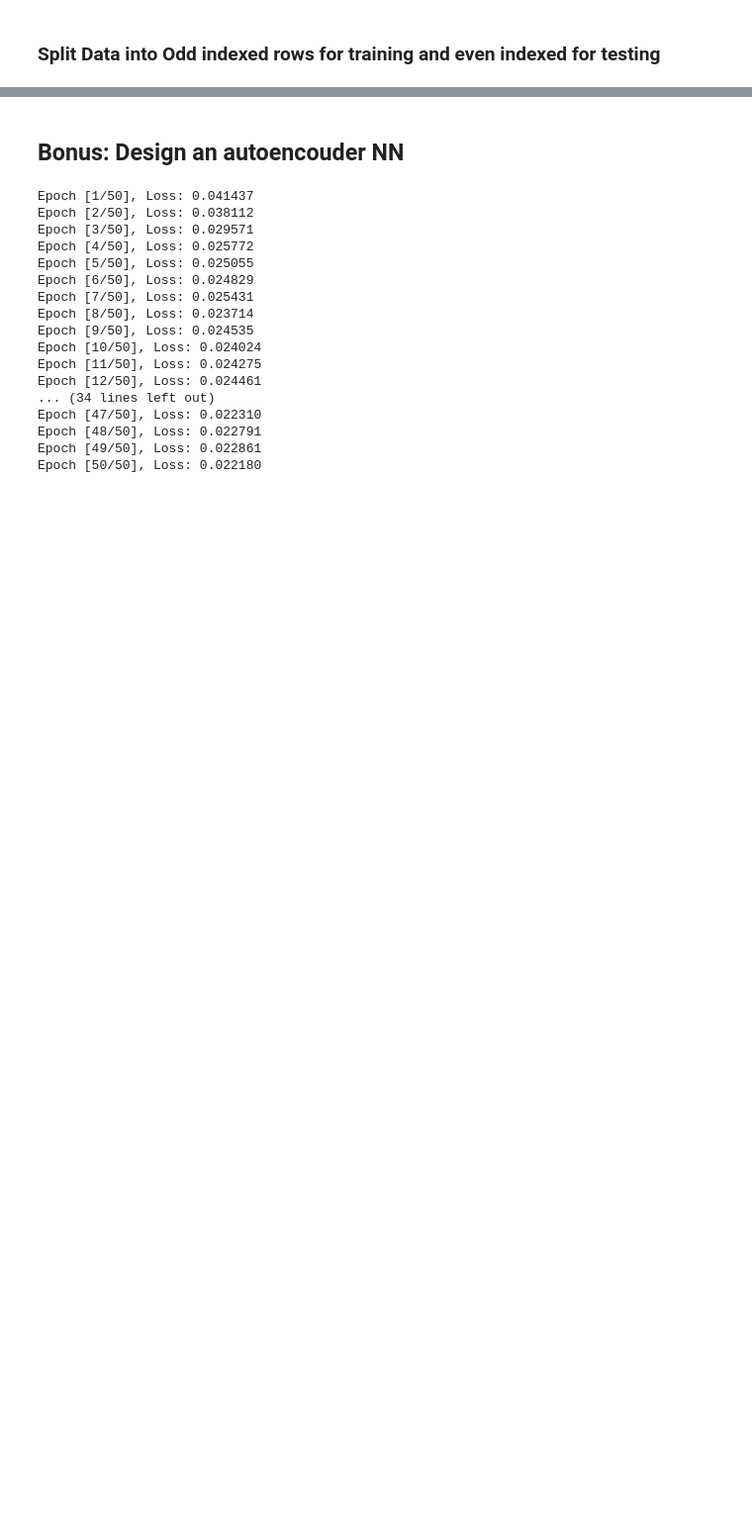
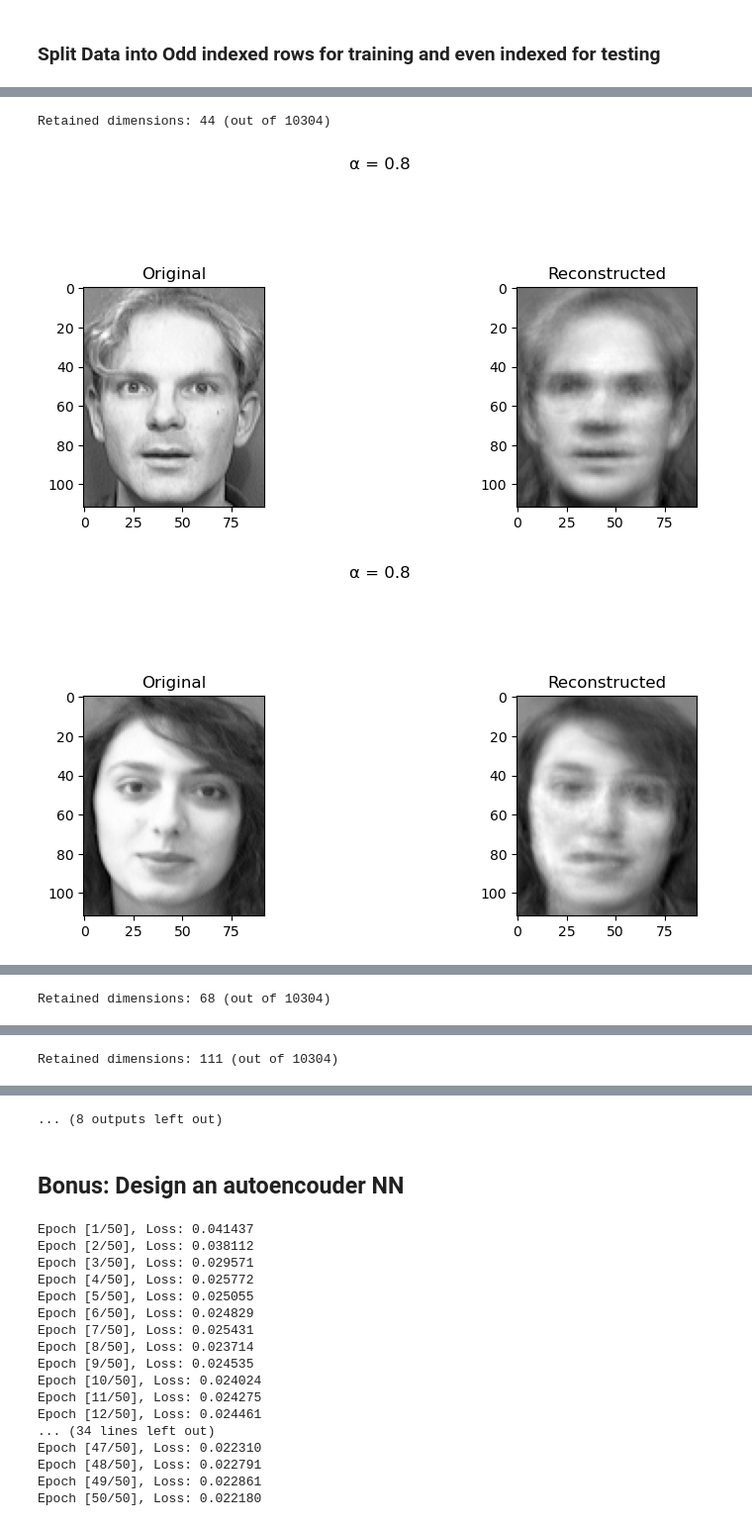
Before and after one commit to Into-To-AI/Face-Recognition, a Jupyter notebook: train.ipynb, the cells around one changed output, grey strips where cells are left out. Shown at 99% size. Drawn from its saved outputs; the diff is of its cells as text; code cells hidden in the pictures; blank space fills up the shorter version.

Commit message:
PCA report  done - NN architecture modified, Trainig needed and applying in kmeans and GMM

```diff
--- a/train.ipynb
+++ b/train.ipynb
@@ -131,4 +167,7 @@ class PCA:
 # %%
-pca = PCA()
-
-Z = pca.fit_transform(X_train)
+alphas = [0.8, 0.85, 0.9, 0.95]
+X = features
+for alpha in alphas:
+    print(f"\n--- PCA with alpha={alpha} ---")
+    pca = PCA(alpha=alpha)
+    pca.fit(X)
@@ -134,0 +182,34 @@ Z = pca.fit_transform(X_train)
+# %%
+num_faces = features.shape[0]
+random_indices = np.random.choice(num_faces, size=4, replace=False)
+random_faces = features[random_indices]
+
+
+for alpha in alphas:
+    pca = PCA(alpha=alpha)
+    pca.load_eigen(alpha)
+    Z = pca.transform(X)
+    # Report dimensionality
+    print(f"Retained dimensions: {pca.k} (out of {X.shape[1]})")
+
+    # Visualize few transformed vectors
+    for i in random_indices:  # visualize 3 random faces
+        plt.figure(figsize=(8, 5))
+
+        # Original image
+        plt.subplot(1, 3, 1)
+        plt.imshow(X[i].reshape(112, 92), cmap='gray')
+        plt.title("Original")
+
+        # Reconstructed image
+        X_rec = pca.inverse_transform(Z[i])
+        plt.subplot(1, 3, 3)
+        plt.imshow(X_rec.reshape(112, 92), cmap='gray')
+        plt.title("Reconstructed")
+
+        plt.suptitle(f"α = {alpha}")
+        plt.show()
+# %% [output]
+Retained dimensions: 44 (out of 10304)
+[figure, added]
+[figure, added]
@@ -134,0 +218 @@ Z = pca.fit_transform(X_train)
+Retained dimensions: 68 (out of 10304)
@@ -134,0 +223 @@ Z = pca.fit_transform(X_train)
+Retained dimensions: 111 (out of 10304)
@@ -135,3 +225,4 @@ Z = pca.fit_transform(X_train)
+... (8 outputs left out)
 # %% [markdown]
 ## Bonus: Design an autoencouder NN
 # %%
```
Also changed, not shown: parts of 16 cells of this notebook, 1 other file.
